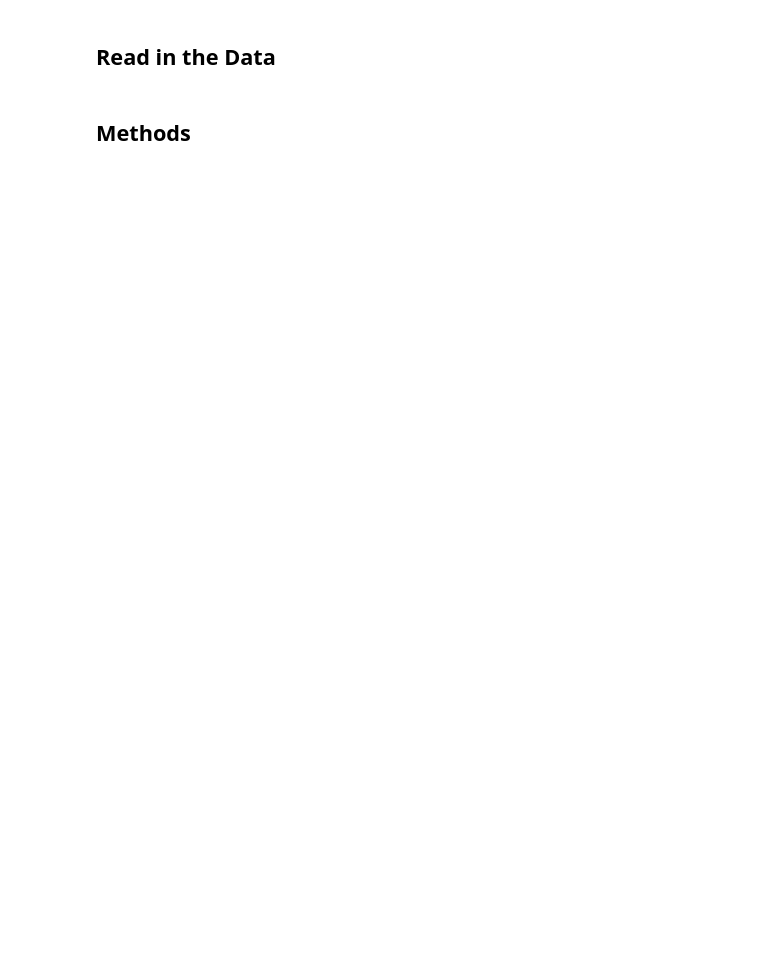
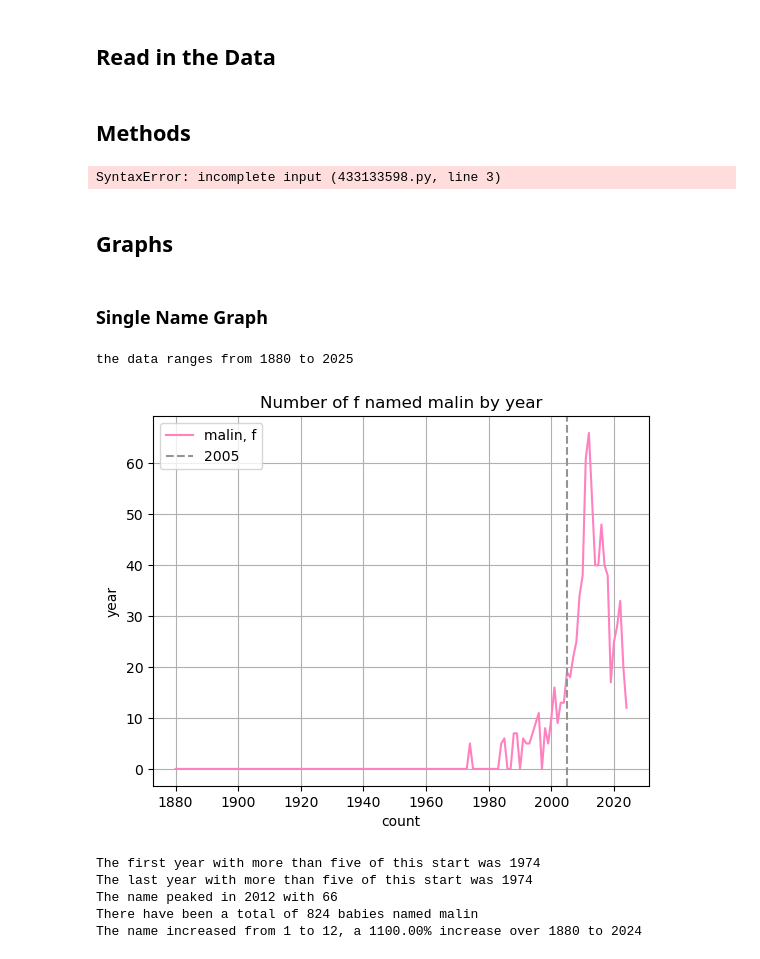
Before and after one commit to MalinMorris/NameData, a Jupyter notebook: data.ipynb, the cells around one changed output. Drawn from its saved outputs; the diff is of its cells as text; code cells hidden in the pictures; blank space fills up the shorter version.

Commit message:
added single name graph

```diff
--- a/data.ipynb
+++ b/data.ipynb
@@ -101,12 +117,69 @@ def get_last_nonzero(name_list, min_y = min_data_year):
+# %%
+def get_rank(year_list, year, name):
+    ## TODO
+    # get ranks
+# %% [output]
+SyntaxError: incomplete input (433133598.py, line 3)
 # %%
 def name_counts_years(name, sex, year, min_y = min_data_year, max_y = max_data_year, function = np.equal):
-    current_data = data[data['name'].function(name)]
+    current_data = data[function(name, data['name'])]
     length = len(current_data)
     current_data = current_data[current_data['sex'] == sex]
     length = len(current_data)
     current_data.loc['total'] = current_data.sum(numeric_only=True)
     current_data.loc['num_names'] = (current_data.iloc[0:length] != 0).sum(axis=0)
 
-    name_counts = current_data.loc['total', current_data.columns.index(str(min_y)):current_data.columns.index(str(max_y))].tolist
-    num_names = current_data.loc['num_names',  current_data.columns.index(str(min_y)):current_data.columns.index(str(max_y))].tolist
+    year_columns = [str(y) for y in range(min_y, max_y)]
+    name_counts = current_data.loc['total', year_columns].tolist()
+    # name_counts = current_data[year_columns]
+    num_names = current_data.loc['num_names',  (str(min_y)):(str(max_y - 1))].tolist()
+    # num_names = (current_data[year_columns] != 0).sum()
     return name_counts, num_names
+# %%
+def make_graph(title, x, y, year, label, color = default_color, show = True, x_label = 'year', y_label = 'count'):
+    plt.plot(x, y, color = color, label = label)
+    if show == True:
+        plt.axvline(x = year, label = year, color = 'xkcd:grey', linestyle = '--')
+    plt.xlabel(y_label)
+    plt.ylabel(x_label)
+    plt.legend()
+    plt.title(title)
+    plt.grid(True)
+    plt.show()
+# %% [markdown]
+## Graphs
+# %% [markdown]
+### Single Name Graph
+# %%
+name, sex = name_input("name")
+min_y, max_y = year_input()
+year = single_year_input(min_y, max_y)
+show = True
+name_counts, ignore = name_counts_years(name, sex, year, min_y, max_y)
+earliest_year = first_nonzero(name_counts, min_y)
+latest_year = last_nonzero(name_counts, min_y)
+
+total_sum = int(sum(name_counts))
+percent_change, initial, final = calculate_percent_change(name_counts)
+change_verb = "increase" if percent_change > 0 else "decrease"
+percent_change = abs(percent_change)
+color = female_color if sex == 'f' else male_color
+peak_count_year, peak_count = peak_year(name_counts, min_y)
+title = f"Number of {sex} named {name} by year"
+label = f"{name}, {sex}"
+make_graph(title, range(min_y, max_y), name_counts, year, label, color, True)
+
+print(f"The first year with more than five of this start was {earliest_year}")
+print(f"The last year with more than five of this start was {latest_year}")
+print(f"The name peaked in {peak_count_year} with {peak_count}")
+# print(f"In {year} there were {year_sum} {sex} babies given the name {name_sum} and its rank was {rank}")
+print(f"There have been a total of {total_sum} babies named {name}")
+print(f"The name {change_verb}d from {initial} to {final}, a {percent_change:.2f}% {change_verb} over {min_y} to {max_y - 1}")
+# %% [output]
+the data ranges from 1880 to 2025
+[figure, added]
+The first year with more than five of this start was 1974
+The last year with more than five of this start was 1974
+The name peaked in 2012 with 66
+There have been a total of 824 babies named malin
+The name increased from 1 to 12, a 1100.00% increase over 1880 to 2024
```
Also changed, not shown: parts of 8 cells of this notebook, 1 other file.
